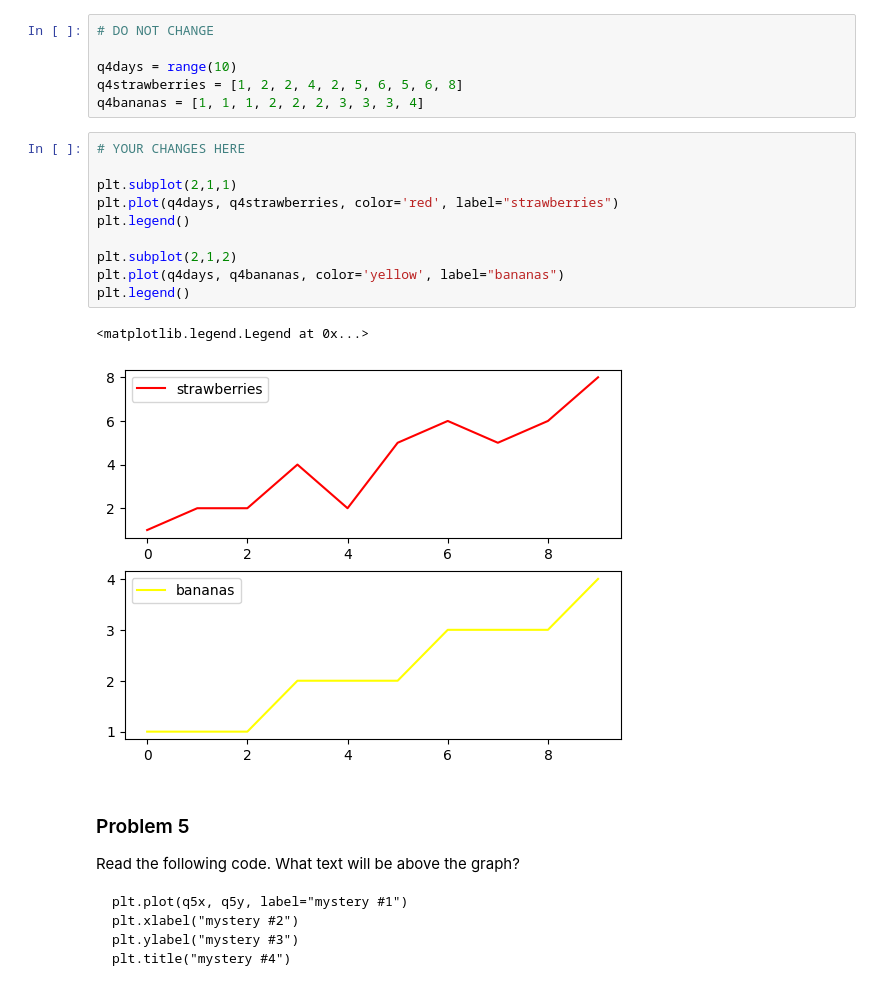
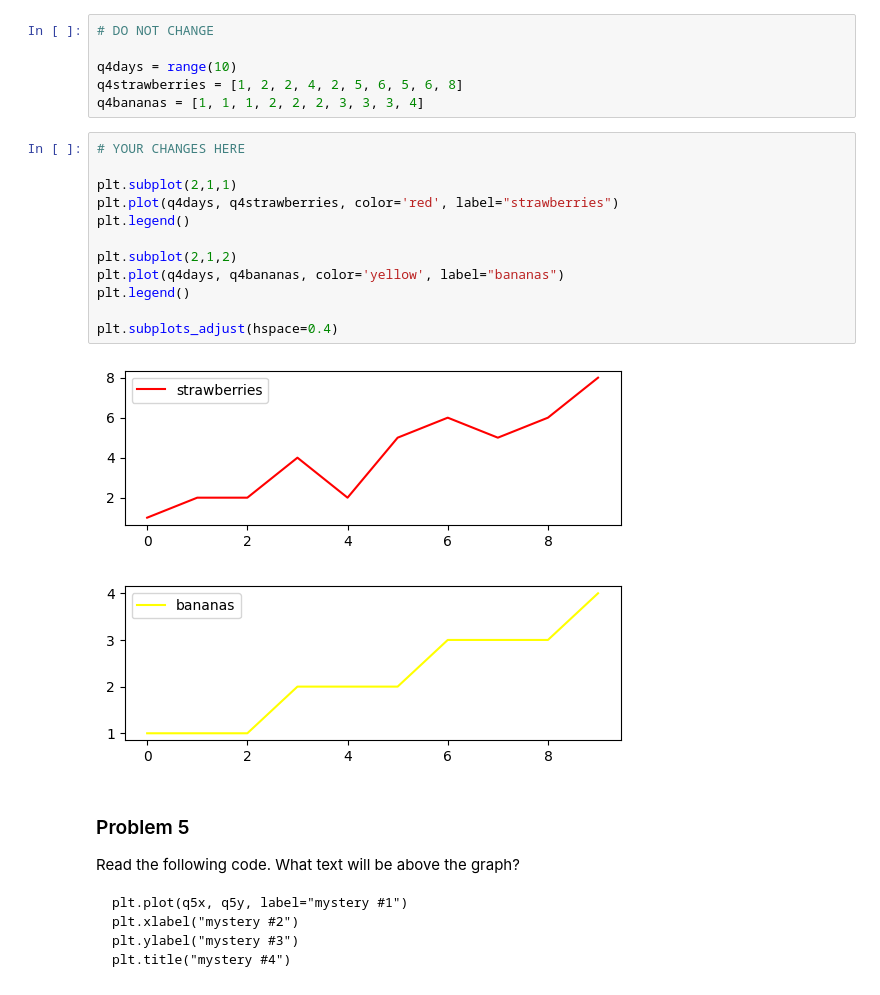
Before and after one commit to MercWithACommit/dx602-homework-05, a Jupyter notebook: homework.ipynb, the cells around one changed output. Cells and saved outputs as stored; diff of their text form.

```diff
--- a/homework.ipynb
+++ b/homework.ipynb
@@ -133,16 +133,17 @@ q4bananas = [1, 1, 1, 2, 2, 2, 3, 3, 3, 4]
 # %%
 # YOUR CHANGES HERE
 
 plt.subplot(2,1,1)
 plt.plot(q4days, q4strawberries, color='red', label="strawberries")
 plt.legend()
 
 plt.subplot(2,1,2)
 plt.plot(q4days, q4bananas, color='yellow', label="bananas")
 plt.legend()
+
+plt.subplots_adjust(hspace=0.4)
 # %% [output]
-<matplotlib.legend.Legend at 0x...>
-[figure, old version]
+[figure, new version]
 # %% [markdown]
 ### Problem 5
 
```
Also changed, not shown: parts of 11 cells of this notebook.
